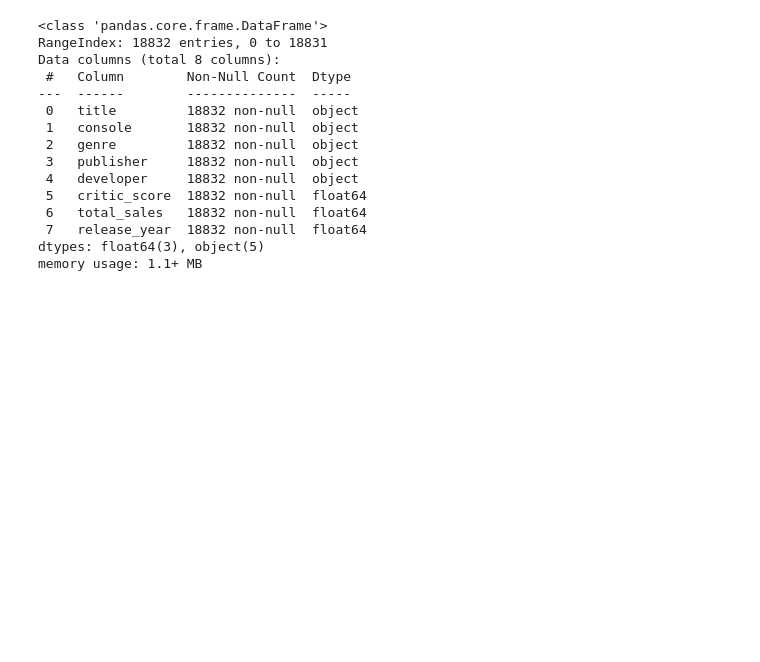
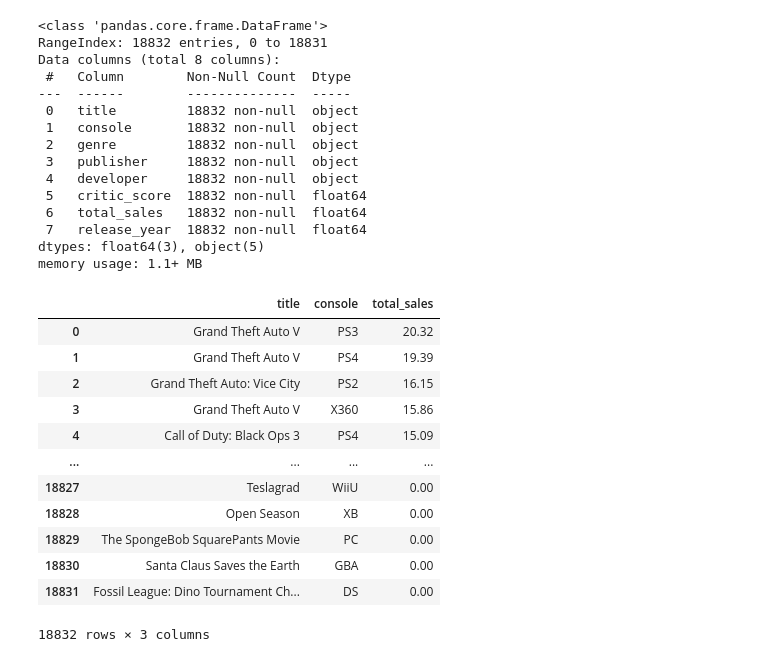
Before and after one commit to sarahbeatriz0205/tecnicas-analise-dados-tads, a Jupyter notebook: meu_notebook.ipynb, the cells around one changed output. Saved outputs shown, nothing was run; the diff lists cells and outputs as text; code cells hidden in the pictures; blank space fills up the shorter version.

```diff
--- a/meu_notebook.ipynb
+++ b/meu_notebook.ipynb
@@ -85,3 +84,19 @@ Data columns (total 8 columns):
  7   release_year  18832 non-null  float64
 dtypes: float64(3), object(5)
 memory usage: 1.1+ MB
+# %%
+df[['title', 'console', 'total_sales']]
+# %% [output]
+|  | title | console | total_sales |
+| 0 | Grand Theft Auto V | PS3 | 20.32 |
+| 1 | Grand Theft Auto V | PS4 | 19.39 |
+| 2 | Grand Theft Auto: Vice City | PS2 | 16.15 |
+| 3 | Grand Theft Auto V | X360 | 15.86 |
+| 4 | Call of Duty: Black Ops 3 | PS4 | 15.09 |
+| ... | ... | ... | ... |
+| 18827 | Teslagrad | WiiU | 0.00 |
+| 18828 | Open Season | XB | 0.00 |
+| 18829 | The SpongeBob SquarePants Movie | PC | 0.00 |
+| 18830 | Santa Claus Saves the Earth | GBA | 0.00 |
+| 18831 | Fossil League: Dino Tournament Ch... | DS | 0.00 |
+18832 rows × 3 columns
```
Also changed, not shown: parts of 4 cells of this notebook.
